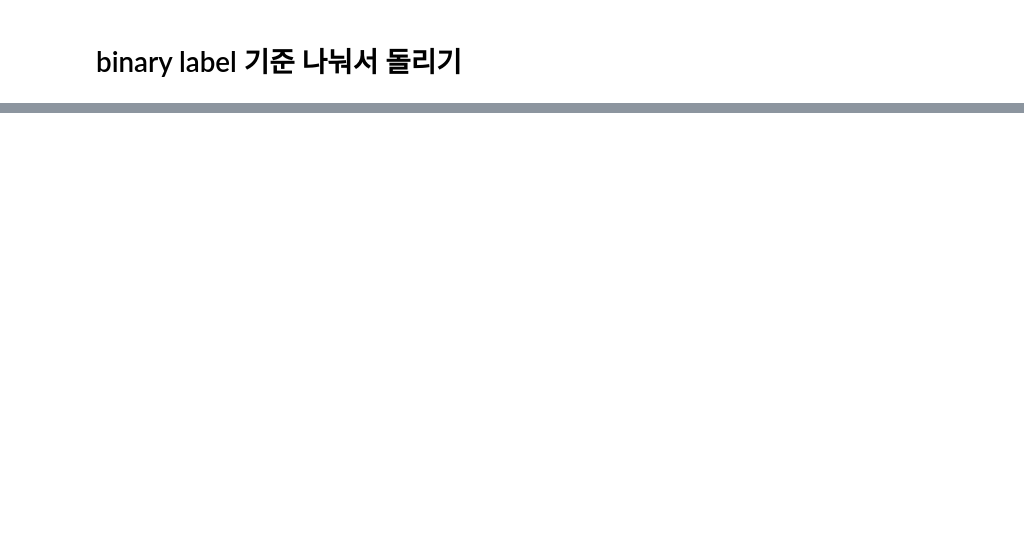
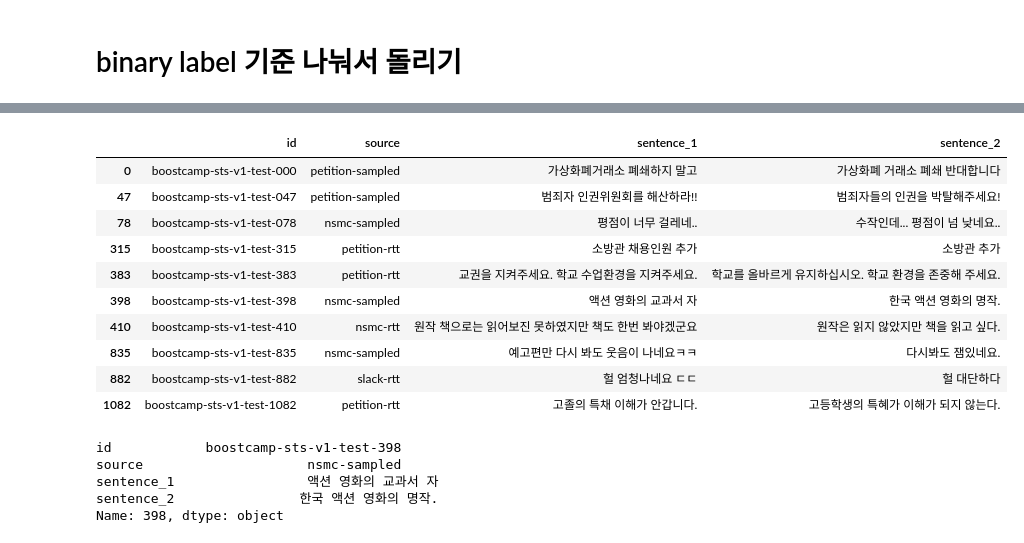
Before and after one commit to JdRion/Semantic-Textual-Similarity, a Jupyter notebook: EDA_Preprocessing.ipynb, the cells around one changed output, grey strips where cells are left out. Drawn from its saved outputs; the diff is of its cells as text; code cells hidden in the pictures; blank space fills up the shorter version.

```diff
--- a/EDA_Preprocessing.ipynb
+++ b/EDA_Preprocessing.ipynb
@@ -1024,0 +1175,3 @@ e_no_c_05_df[e_no_c_05_df['binary-label'] == 0.0]
+# %%
+best_df.loc[best_df['target'] >=2.5, 'binary']  = 1.0
+best_df
@@ -1024,0 +1192,3 @@ e_no_c_05_df[e_no_c_05_df['binary-label'] == 0.0]
+# %%
+best_df.loc[best_df['target'] < 2.5, 'binary']  = 0.0
+best_df
@@ -1024,0 +1209,4 @@ e_no_c_05_df[e_no_c_05_df['binary-label'] == 0.0]
+# %%
+best_df2 = pd.read_csv('result/output_11011311_9134.csv')
+best_df2.loc[best_df2['target'] >=2.5, 'binary'] = 1.0
+best_df2.loc[best_df2['target'] < 2.5, 'binary'] = 0.0
@@ -1024,0 +1229,6 @@ e_no_c_05_df[e_no_c_05_df['binary-label'] == 0.0]
+# %%
+con_df = pd.DataFrame({'first': best_df['binary'],
+                   'second': best_df2['binary']})
+
+con_df['result'] = con_df['first'] > con_df['second']
+con_df
@@ -1024,0 +1291,23 @@ e_no_c_05_df[e_no_c_05_df['binary-label'] == 0.0]
+# %%
+test_df = pd.read_csv('data/test.csv')
+test_df.iloc[con_df[con_df['result'] == True].index]
+# %% [output]
+|  | id | source | sentence_1 | sentence_2 |
+| 0 | boostcamp-sts-v1-test-000 | petition-sampled | 가상화폐거래소 폐쇄하지 말고 | 가상화폐 거래소 폐쇄 반대합니다 |
+| 47 | boostcamp-sts-v1-test-047 | petition-sampled | 범죄자 인권위원회를 해산하라!! | 범죄자들의 인권을 박탈해주세요! |
+| 78 | boostcamp-sts-v1-test-078 | nsmc-sampled | 평점이 너무 걸레네.. | 수작인데... 평점이 넘 낮네요.. |
+| 315 | boostcamp-sts-v1-test-315 | petition-rtt | 소방관 채용인원 추가 | 소방관 추가 |
+| 383 | boostcamp-sts-v1-test-383 | petition-rtt | 교권을 지켜주세요. 학교 수업환경을 지켜주세요. | 학교를 올바르게 유지하십시오. 학교 환경을 존중해 주세요. |
+| 398 | boostcamp-sts-v1-test-398 | nsmc-sampled | 액션 영화의 교과서 자 | 한국 액션 영화의 명작. |
+| 410 | boostcamp-sts-v1-test-410 | nsmc-rtt | 원작 책으로는 읽어보진 못하였지만 책도 한번 봐야겠군요 | 원작은 읽지 않았지만 책을 읽고 싶다. |
+| 835 | boostcamp-sts-v1-test-835 | nsmc-sampled | 예고편만 다시 봐도 웃음이 나네요ㅋㅋ | 다시봐도 잼있네요. |
+| 882 | boostcamp-sts-v1-test-882 | slack-rtt | 헐 엄청나네요 ㄷㄷ | 헐 대단하다 |
+| 1082 | boostcamp-sts-v1-test-1082 | petition-rtt | 고졸의 특채 이해가 안갑니다. | 고등학생의 특혜가 이해가 되지 않는다. |
+# %%
+test_df.iloc[398]
+# %% [output]
+id            boostcamp-sts-v1-test-398
+source                     nsmc-sampled
+sentence_1                 액션 영화의 교과서 자
+sentence_2                한국 액션 영화의 명작.
+Name: 398, dtype: object
```
Also changed, not shown: parts of 33 cells of this notebook, 6 other files.
